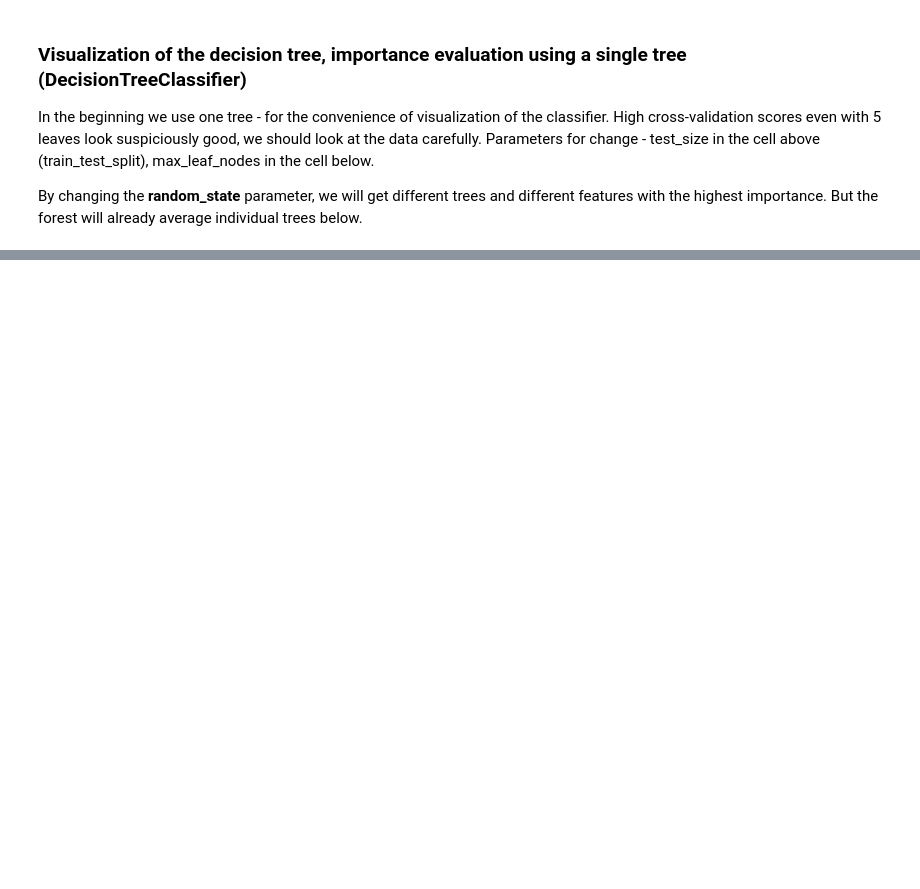
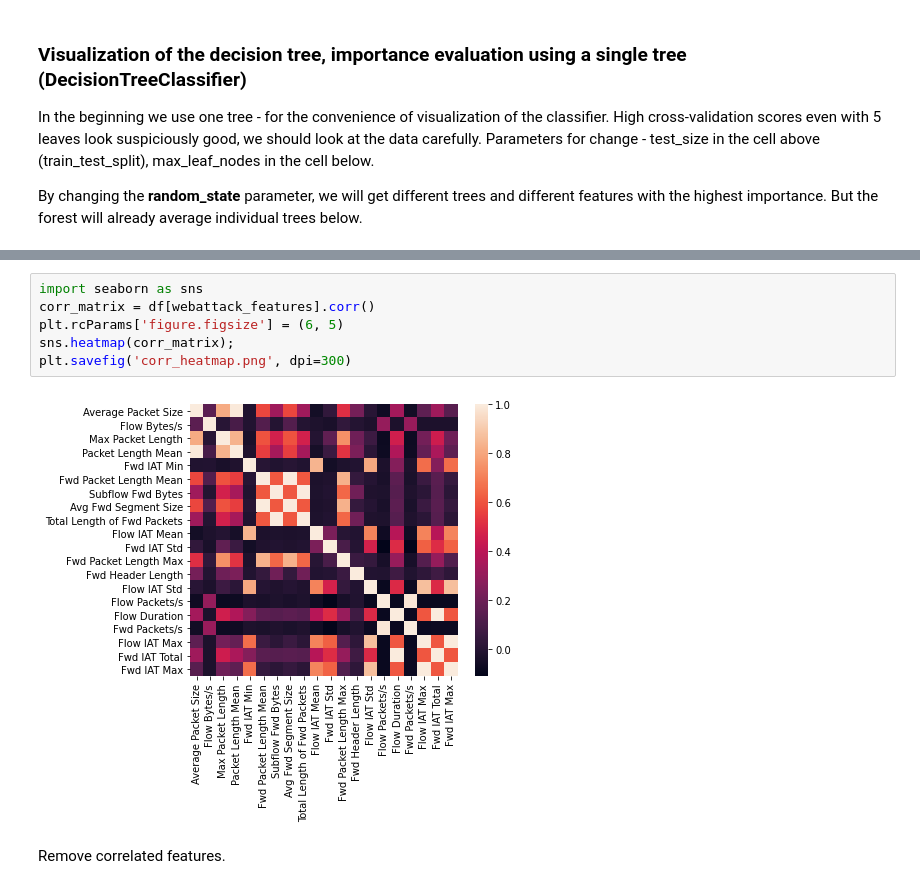
Before and after one commit to infosecdemos/ml-2020, a Jupyter notebook: ml-ids/web-attack-detection.ipynb, the cells around one changed output, grey strips where cells are left out. Drawn from its saved outputs; the diff is of its cells as text; blank space fills up the shorter version.

```diff
--- a/ml-ids/web-attack-detection.ipynb
+++ b/ml-ids/web-attack-detection.ipynb
@@ -341,0 +553,10 @@ display(HTML(html))
+# %%
+import seaborn as sns
+corr_matrix = df[webattack_features].corr()
+plt.rcParams['figure.figsize'] = (6, 5)
+sns.heatmap(corr_matrix);
+plt.savefig('corr_heatmap.png', dpi=300)
+# %% [output]
+[figure, added]
+# %% [markdown]
+Remove correlated features.
```
Also changed, not shown: parts of 89 cells of this notebook.
